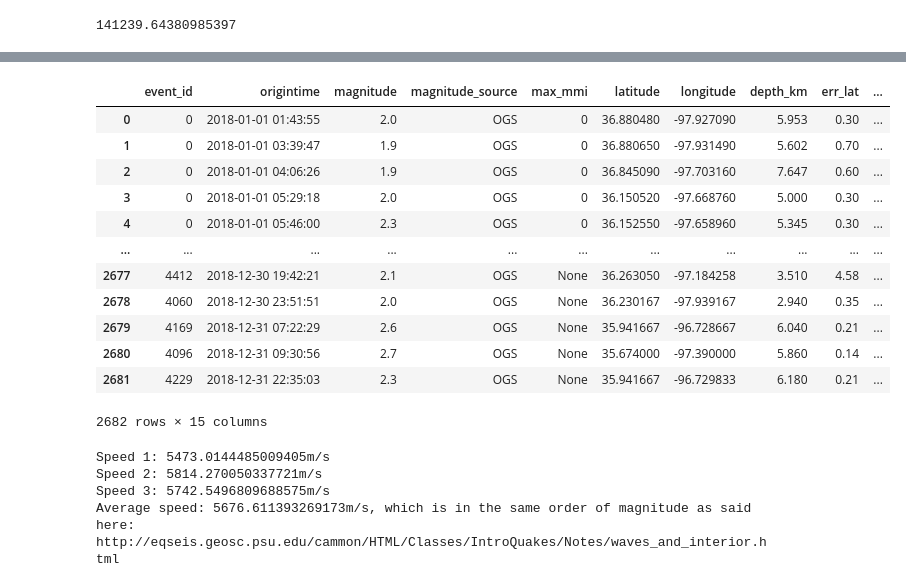
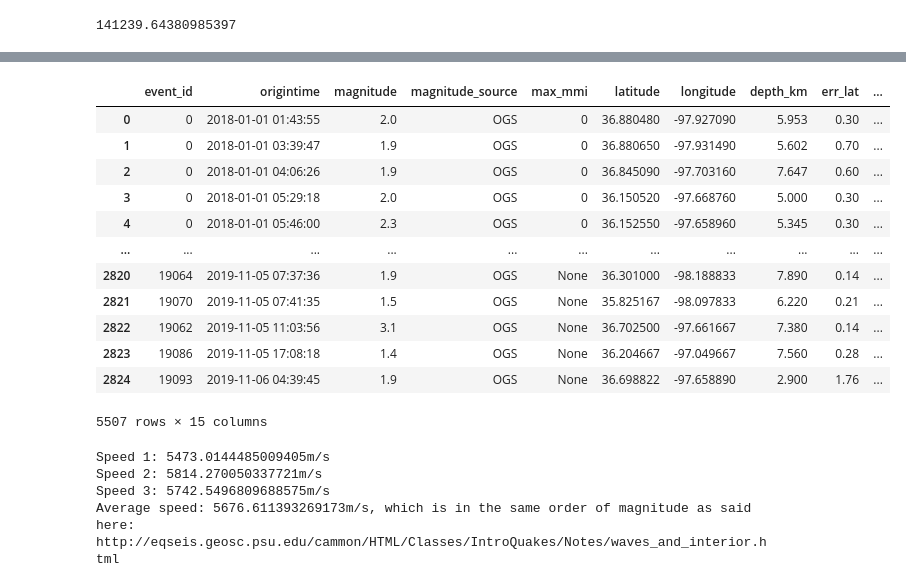
Before and after one commit to JulesssG/ml-project2, a Jupyter notebook: notebooks/First-touch.ipynb, the cells around one changed output, grey strips where cells are left out. Saved outputs shown, nothing was run; the diff lists cells and outputs as text; code cells hidden in the pictures.

```diff
--- a/notebooks/First-touch.ipynb
+++ b/notebooks/First-touch.ipynb
@@ -17,11 +16,10 @@ from station_location import *
 # %%
 TRAIN_SET = '../data/downloads/train/'
 TEST_SET = '../data/downloads/test/'
-TRUE_VALUES_SET = '../data/catalog_2018.csv'
-PICKLE_LOCATION = "../processed-data/"
+TRUE_VALUES_SETS = ['../data/catalog_2018.csv', '../data/catalog_2019.csv']
 ANTENNA_INDEX = 0
 SPS_INDEX = 2
 START_TIME_INDEX = 3
-TIME_WINDOW = 175
+TIME_WINDOW = 60
 WAIT_TIME_WINDOW = 5
 NUM_DAY_PER_DIR = 15
@@ -145,22 +107,24 @@ Difference in the number of samples: 224
 # %%
-catalog = pd.read_csv(TRUE_VALUES_SET)
+catalog = pd.DataFrame()
+for ys in TRUE_VALUES_SETS:
+     catalog = catalog.append(pd.read_csv(ys))
 catalog["origintime"] = pd.to_datetime(catalog["origintime"])
 catalog.sort_values("origintime", inplace=True)
 catalog
 # %% [output]
 |  | event_id | origintime | magnitude | magnitude_source | max_mmi | latitude | longitude | depth_km | err_lat | ... |
 | 0 | 0 | 2018-01-01 01:43:55 | 2.0 | OGS | 0 | 36.880480 | -97.927090 | 5.953 | 0.30 | ... |
 | 1 | 0 | 2018-01-01 03:39:47 | 1.9 | OGS | 0 | 36.880650 | -97.931490 | 5.602 | 0.70 | ... |
 | 2 | 0 | 2018-01-01 04:06:26 | 1.9 | OGS | 0 | 36.845090 | -97.703160 | 7.647 | 0.60 | ... |
 | 3 | 0 | 2018-01-01 05:29:18 | 2.0 | OGS | 0 | 36.150520 | -97.668760 | 5.000 | 0.30 | ... |
 | 4 | 0 | 2018-01-01 05:46:00 | 2.3 | OGS | 0 | 36.152550 | -97.658960 | 5.345 | 0.30 | ... |
 | ... | ... | ... | ... | ... | ... | ... | ... | ... | ... | ... |
-| 2677 | 4412 | 2018-12-30 19:42:21 | 2.1 | OGS | None | 36.263050 | -97.184258 | 3.510 | 4.58 | ... |
-| 2678 | 4060 | 2018-12-30 23:51:51 | 2.0 | OGS | None | 36.230167 | -97.939167 | 2.940 | 0.35 | ... |
-| 2679 | 4169 | 2018-12-31 07:22:29 | 2.6 | OGS | None | 35.941667 | -96.728667 | 6.040 | 0.21 | ... |
-| 2680 | 4096 | 2018-12-31 09:30:56 | 2.7 | OGS | None | 35.674000 | -97.390000 | 5.860 | 0.14 | ... |
-| 2681 | 4229 | 2018-12-31 22:35:03 | 2.3 | OGS | None | 35.941667 | -96.729833 | 6.180 | 0.21 | ... |
+| 2820 | 19064 | 2019-11-05 07:37:36 | 1.9 | OGS | None | 36.301000 | -98.188833 | 7.890 | 0.14 | ... |
+| 2821 | 19070 | 2019-11-05 07:41:35 | 1.5 | OGS | None | 35.825167 | -98.097833 | 6.220 | 0.21 | ... |
+| 2822 | 19062 | 2019-11-05 11:03:56 | 3.1 | OGS | None | 36.702500 | -97.661667 | 7.380 | 0.14 | ... |
+| 2823 | 19086 | 2019-11-05 17:08:18 | 1.4 | OGS | None | 36.204667 | -97.049667 | 7.560 | 0.28 | ... |
+| 2824 | 19093 | 2019-11-06 04:39:45 | 1.9 | OGS | None | 36.698822 | -97.658890 | 2.900 | 1.76 | ... |
-2682 rows × 15 columns
+5507 rows × 15 columns
 # %%
 # 2018-04-09 10:22:20
 dist_1 = 49470.577600
```
Also changed, not shown: parts of 36 cells of this notebook.
